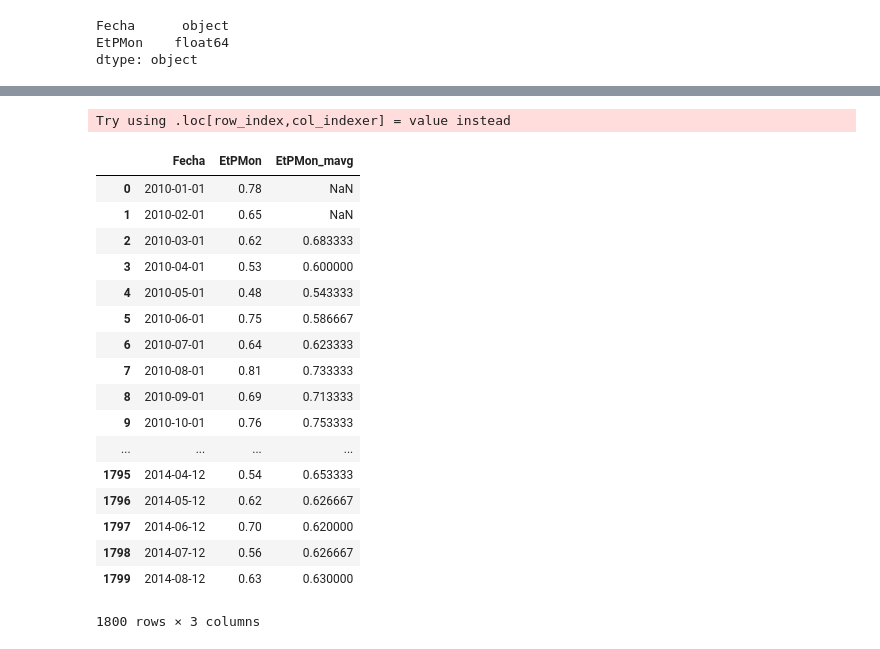
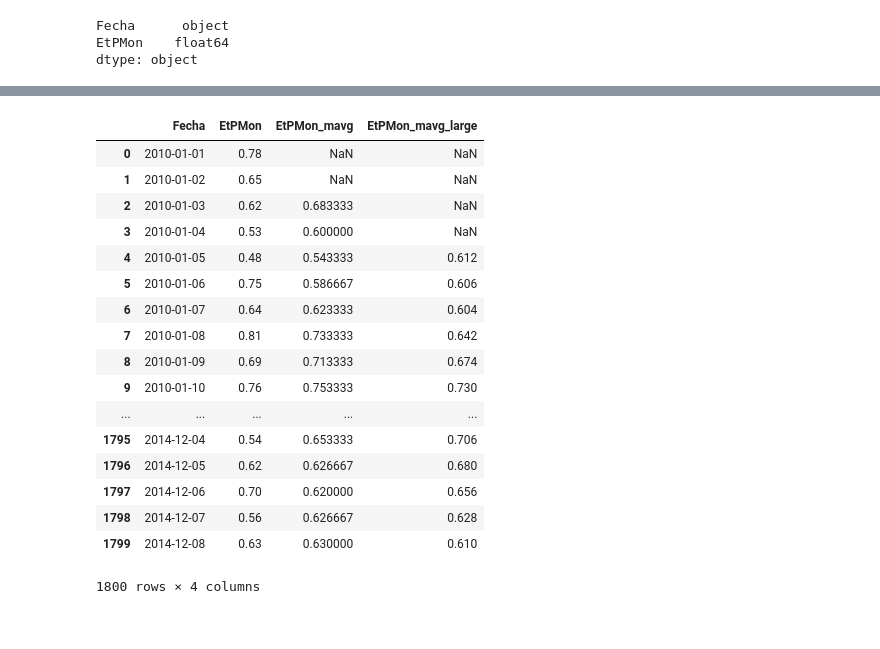
Before and after one commit to gavioto/hackgriculture-2014, a Jupyter notebook: calc-riego-futuro.ipynb, the cells around one changed output, grey strips where cells are left out. Cells and saved outputs as stored; diff of their text form; code cells hidden in the pictures.

Commit message:
- Corregido error en conversión de fechas. Añadido formato dd/mm/yyyy

```diff
--- a/calc-riego-futuro.ipynb
+++ b/calc-riego-futuro.ipynb
@@ -49,4 +57,7 @@ temperatura_head.replace()
 # %%
 list(humedad_temperatura.columns.values)
 
-df_fecha_et['Fecha'] = pd.to_datetime(df_fecha_et['Fecha'])
+#asegurarse que la fecha se interpreta correctamente dd/mm/yyyy
+df_fecha_et['Fecha'] = pd.to_datetime(df_fecha_et['Fecha'],format="%d/%m/%Y" )
+
+df_fecha_et
@@ -53,28 +84,28 @@ df_fecha_et['Fecha'] = pd.to_datetime(df_fecha_et['Fecha'])
 # %%
 #df.resample("1D", fill_method="ffill")
 #pd.rolling_mean(df['EtPMon'], window=3, min_periods=1)
 
+#hay que utilizar la fecha como índice para que la media se calcule correctamente
 df_fecha_et['EtPMon_mavg'] = pd.rolling_mean(df_fecha_et['EtPMon'], 3, min_periods=3)
-df_fecha_et['EtPMon_mavg'] = pd.rolling_mean(df_fecha_et['EtPMon'], 3, min_periods=3)
+df_fecha_et['EtPMon_mavg_large'] = pd.rolling_mean(df_fecha_et['EtPMon'], 5, min_periods=5)
 
 df_fecha_et
 # %% [output]
+|  | Fecha | EtPMon | EtPMon_mavg | EtPMon_mavg_large |
+| 0 | 2010-01-01 | 0.78 | NaN | NaN |
+| 1 | 2010-01-02 | 0.65 | NaN | NaN |
+| 2 | 2010-01-03 | 0.62 | 0.683333 | NaN |
+| 3 | 2010-01-04 | 0.53 | 0.600000 | NaN |
+| 4 | 2010-01-05 | 0.48 | 0.543333 | 0.612 |
+| 5 | 2010-01-06 | 0.75 | 0.586667 | 0.606 |
+| 6 | 2010-01-07 | 0.64 | 0.623333 | 0.604 |
+| 7 | 2010-01-08 | 0.81 | 0.733333 | 0.642 |
+| 8 | 2010-01-09 | 0.69 | 0.713333 | 0.674 |
+| 9 | 2010-01-10 | 0.76 | 0.753333 | 0.730 |
+| ... | ... | ... | ... | ... |
+| 1795 | 2014-12-04 | 0.54 | 0.653333 | 0.706 |
+| 1796 | 2014-12-05 | 0.62 | 0.626667 | 0.680 |
+| 1797 | 2014-12-06 | 0.70 | 0.620000 | 0.656 |
+| 1798 | 2014-12-07 | 0.56 | 0.626667 | 0.628 |
+| 1799 | 2014-12-08 | 0.63 | 0.630000 | 0.610 |
-Try using .loc[row_index,col_indexer] = value instead
+1800 rows × 4 columns
-|  | Fecha | EtPMon | EtPMon_mavg |
-| 0 | 2010-01-01 | 0.78 | NaN |
-| 1 | 2010-02-01 | 0.65 | NaN |
-| 2 | 2010-03-01 | 0.62 | 0.683333 |
-| 3 | 2010-04-01 | 0.53 | 0.600000 |
-| 4 | 2010-05-01 | 0.48 | 0.543333 |
-| 5 | 2010-06-01 | 0.75 | 0.586667 |
-| 6 | 2010-07-01 | 0.64 | 0.623333 |
-| 7 | 2010-08-01 | 0.81 | 0.733333 |
-| 8 | 2010-09-01 | 0.69 | 0.713333 |
-| 9 | 2010-10-01 | 0.76 | 0.753333 |
-| ... | ... | ... | ... |
-| 1795 | 2014-04-12 | 0.54 | 0.653333 |
-| 1796 | 2014-05-12 | 0.62 | 0.626667 |
-| 1797 | 2014-06-12 | 0.70 | 0.620000 |
-| 1798 | 2014-07-12 | 0.56 | 0.626667 |
-| 1799 | 2014-08-12 | 0.63 | 0.630000 |
-1800 rows × 3 columns
```
Also changed, not shown: parts of 4 cells of this notebook.
